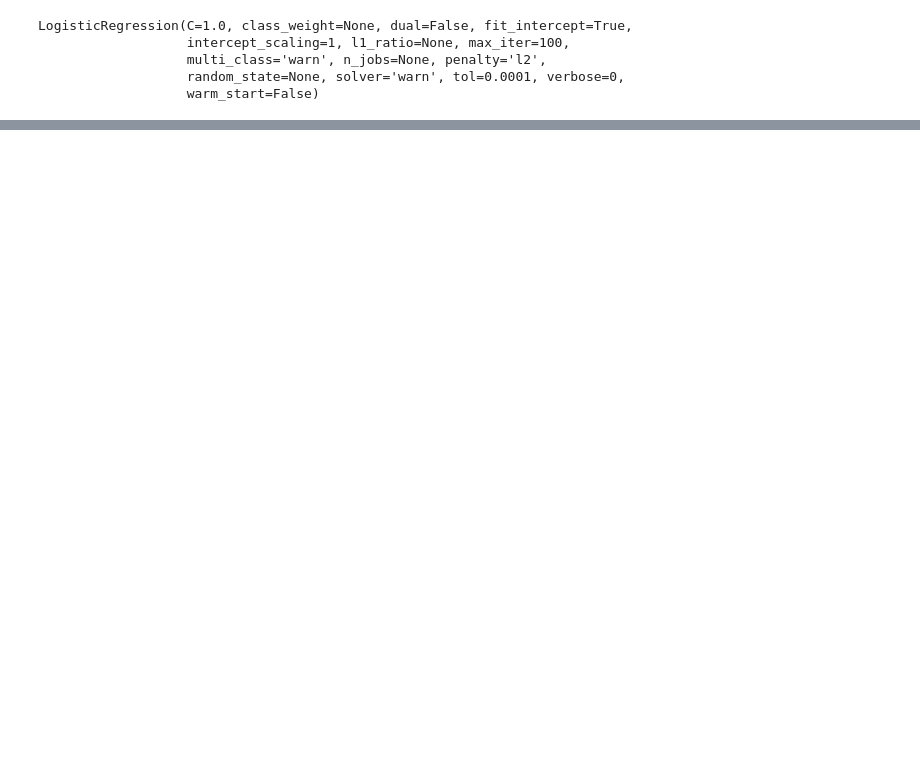
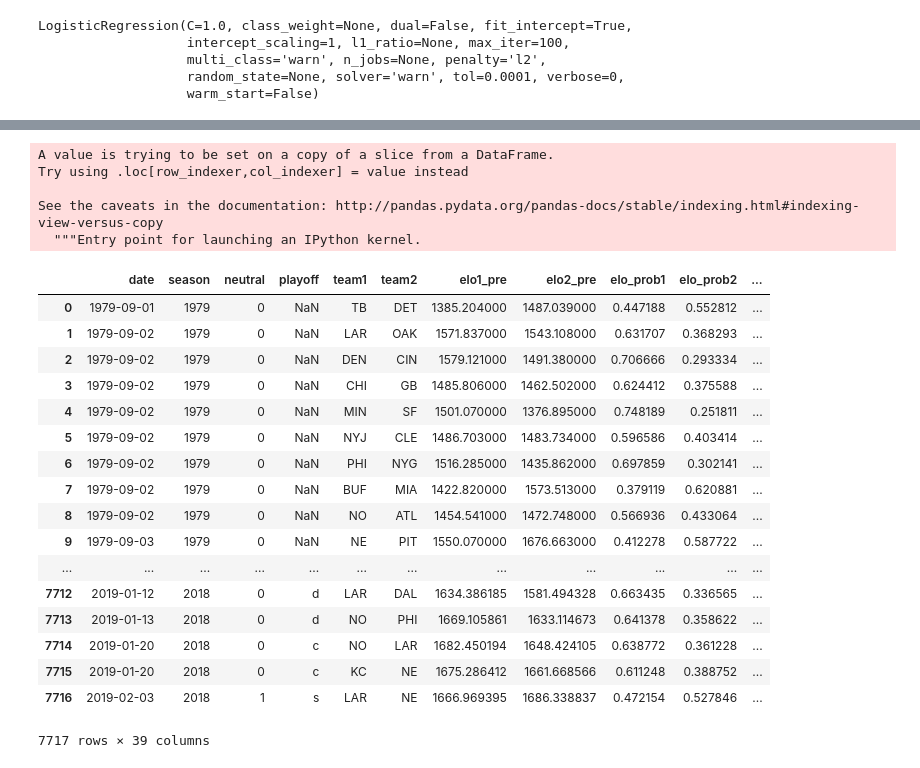
Before and after one commit to david-riser/nfl-ratings, a Jupyter notebook: notebooks/ML.ipynb, the cells around one changed output, grey strips where cells are left out. Saved outputs shown, nothing was run; the diff lists cells and outputs as text; code cells hidden in the pictures; blank space fills up the shorter version.

```diff
--- a/notebooks/ML.ipynb
+++ b/notebooks/ML.ipynb
@@ -212,0 +408,3 @@ plt.scatter(x_test['elo_prob1'], y_pred[:,1], alpha=0.2, edgecolor='k')
+# %%
+odds_data['team1'] = odds_data['team_home'].apply(lambda x: team_abbreviations.get(x, 'None'))
+odds_data['team2'] = odds_data['team_away'].apply(lambda x: team_abbreviations.get(x, 'None'))
@@ -212,0 +441,33 @@ plt.scatter(x_test['elo_prob1'], y_pred[:,1], alpha=0.2, edgecolor='k')
+# %%
+odds_data['date'] = pd.to_datetime(odds_data['schedule_date'])
+# %% [output]
+A value is trying to be set on a copy of a slice from a DataFrame.
+Try using .loc[row_indexer,col_indexer] = value instead
+
+See the caveats in the documentation: http://pandas.pydata.org/pandas-docs/stable/indexing.html#indexing-view-versus-copy
+  """Entry point for launching an IPython kernel.
+# %%
+odds_data = odds_data[['team1', 'team2', 'team_favorite_id', 'spread_favorite', 'date']]
+# %%
+df = pd.merge(left=data, right=odds_data, on=['date', 'team1', 'team2'])
+# %%
+df
+# %% [output]
+|  | date | season | neutral | playoff | team1 | team2 | elo1_pre | elo2_pre | elo_prob1 | elo_prob2 | ... |
+| 0 | 1979-09-01 | 1979 | 0 | NaN | TB | DET | 1385.204000 | 1487.039000 | 0.447188 | 0.552812 | ... |
+| 1 | 1979-09-02 | 1979 | 0 | NaN | LAR | OAK | 1571.837000 | 1543.108000 | 0.631707 | 0.368293 | ... |
+| 2 | 1979-09-02 | 1979 | 0 | NaN | DEN | CIN | 1579.121000 | 1491.380000 | 0.706666 | 0.293334 | ... |
+| 3 | 1979-09-02 | 1979 | 0 | NaN | CHI | GB | 1485.806000 | 1462.502000 | 0.624412 | 0.375588 | ... |
+| 4 | 1979-09-02 | 1979 | 0 | NaN | MIN | SF | 1501.070000 | 1376.895000 | 0.748189 | 0.251811 | ... |
+| 5 | 1979-09-02 | 1979 | 0 | NaN | NYJ | CLE | 1486.703000 | 1483.734000 | 0.596586 | 0.403414 | ... |
+| 6 | 1979-09-02 | 1979 | 0 | NaN | PHI | NYG | 1516.285000 | 1435.862000 | 0.697859 | 0.302141 | ... |
+| 7 | 1979-09-02 | 1979 | 0 | NaN | BUF | MIA | 1422.820000 | 1573.513000 | 0.379119 | 0.620881 | ... |
+| 8 | 1979-09-02 | 1979 | 0 | NaN | NO | ATL | 1454.541000 | 1472.748000 | 0.566936 | 0.433064 | ... |
+| 9 | 1979-09-03 | 1979 | 0 | NaN | NE | PIT | 1550.070000 | 1676.663000 | 0.412278 | 0.587722 | ... |
+| ... | ... | ... | ... | ... | ... | ... | ... | ... | ... | ... | ... |
+| 7712 | 2019-01-12 | 2018 | 0 | d | LAR | DAL | 1634.386185 | 1581.494328 | 0.663435 | 0.336565 | ... |
+| 7713 | 2019-01-13 | 2018 | 0 | d | NO | PHI | 1669.105861 | 1633.114673 | 0.641378 | 0.358622 | ... |
+| 7714 | 2019-01-20 | 2018 | 0 | c | NO | LAR | 1682.450194 | 1648.424105 | 0.638772 | 0.361228 | ... |
+| 7715 | 2019-01-20 | 2018 | 0 | c | KC | NE | 1675.286412 | 1661.668566 | 0.611248 | 0.388752 | ... |
+| 7716 | 2019-02-03 | 2018 | 1 | s | LAR | NE | 1666.969395 | 1686.338837 | 0.472154 | 0.527846 | ... |
+7717 rows × 39 columns
```
Also changed, not shown: parts of 62 cells of this notebook, 2 other files.
